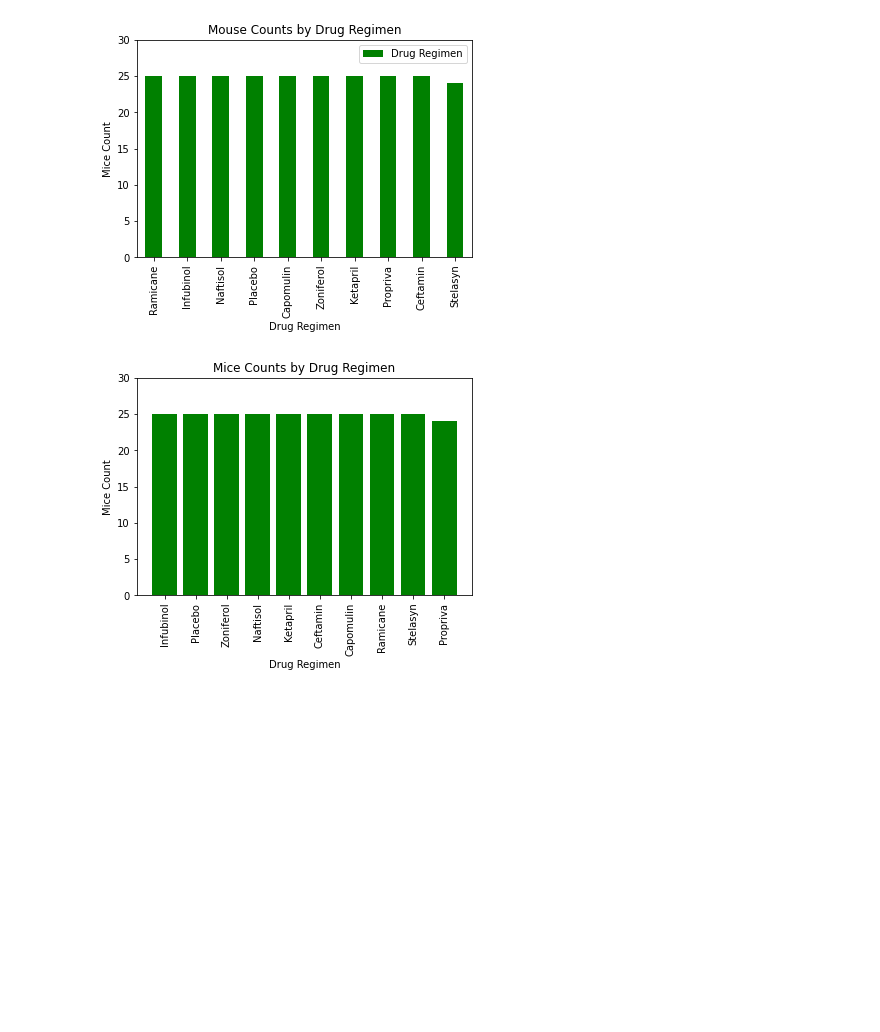
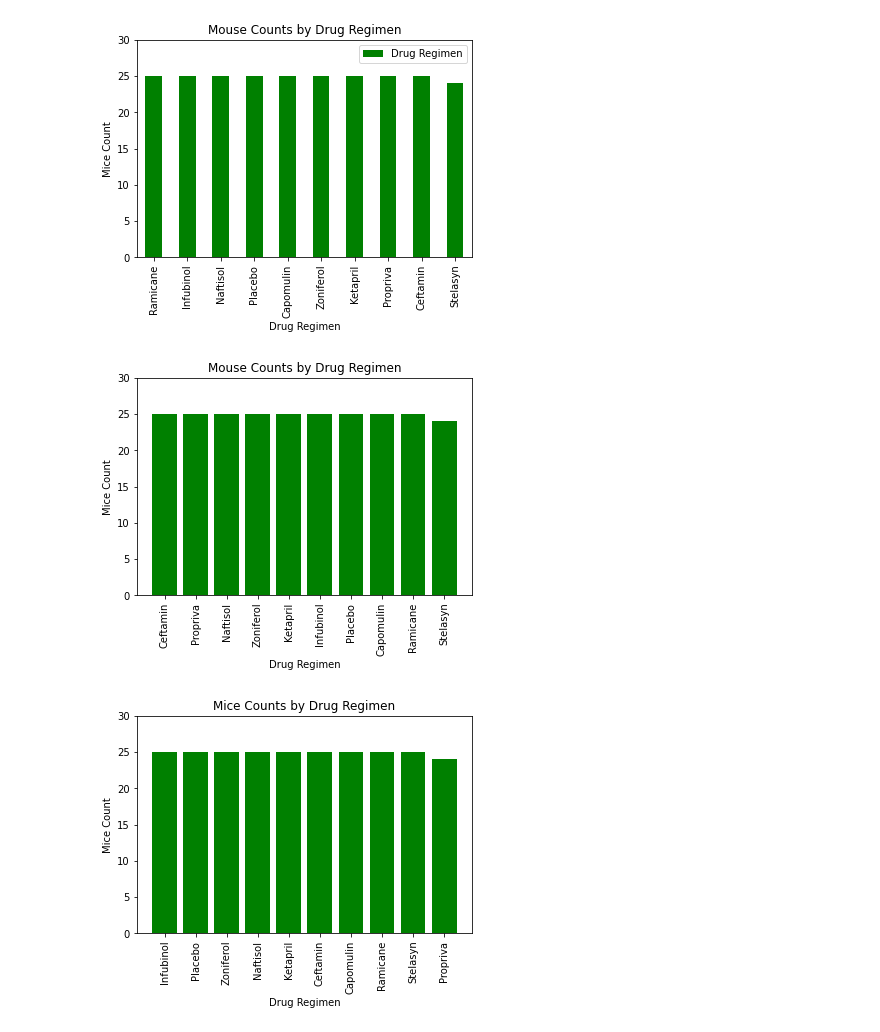
Before and after one commit to jennylynnlong/matplotlib-challenge, a Jupyter notebook: 05-Matplotlib/Instructions/Pymaceuticals/pymaceuticals_starter_practice.ipynb, the cells around one changed output. Cells and saved outputs as stored; diff of their text form; code cells hidden in the pictures; blank space fills up the shorter version.

```diff
--- a/05-Matplotlib/Instructions/Pymaceuticals/pymaceuticals_starter_practice.ipynb
+++ b/05-Matplotlib/Instructions/Pymaceuticals/pymaceuticals_starter_practice.ipynb
@@ -303,6 +345,18 @@ aggreTable
 # plot the mouse counts for each drug using pandas
 # %% [output]
 [figure]
+# %%
+# Generate a bar plot showing the total number of measurements taken on each drug regimen using pyplot.
+# plot the bar graph of mice count per drug regimen
+plt.bar(micePerDrug.index.values, micePerDrug.values, color='g')
+plt.title("Mouse Counts by Drug Regimen")
+plt.xlabel("Drug Regimen")
+plt.ylabel("Mice Count")
+plt.ylim(0, max(micePerDrug)+5)
+plt.xticks(rotation='vertical')
+plt.show()
+# %% [output]
+[figure, added]
 # %%
 # Generate a bar plot showing the total number of measurements taken on each drug regimen using pyplot.
 # plot the bar graph of mice count per drug regimen
```
Also changed, not shown: parts of 4 cells of this notebook.
